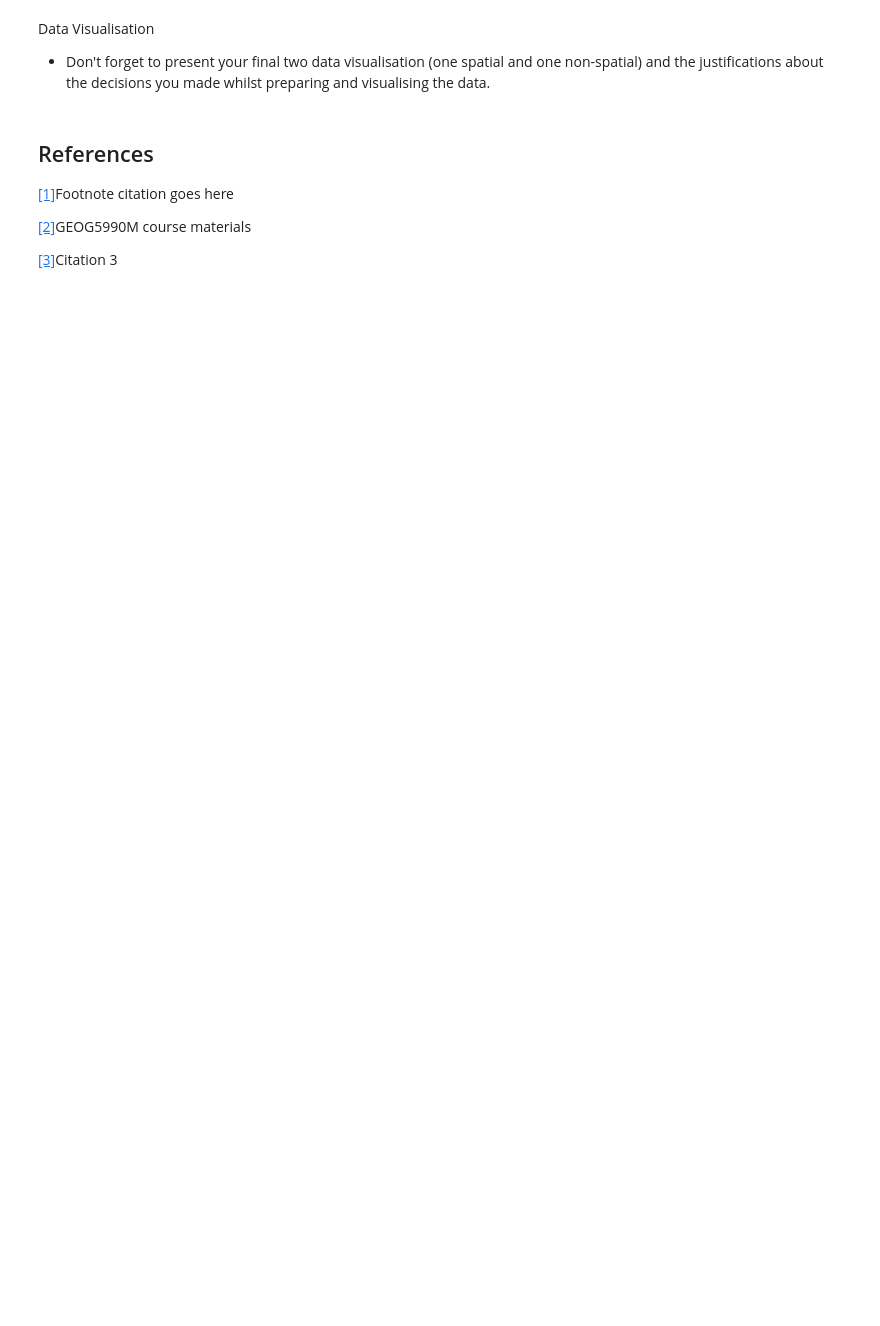
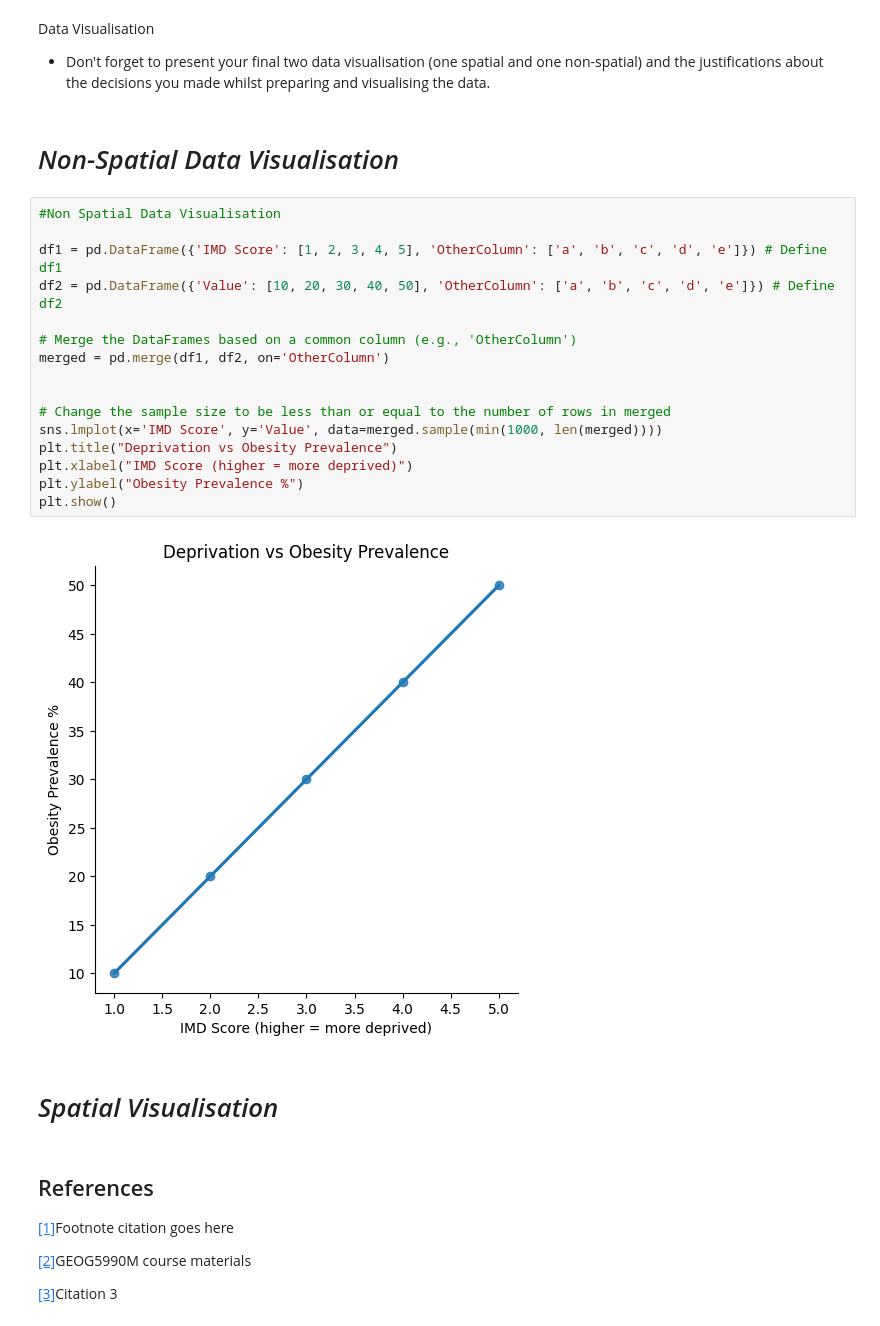
Before and after one commit to deeptanghosh02/GEOG5990M_Deeptanshu-Ghosh, a Jupyter notebook: notebooks/assignment_templates/GEOG5990M_Final_Project_template.ipynb, the cells around one changed output. Saved outputs shown, nothing was run; the diff lists cells and outputs as text; blank space fills up the shorter version.

```diff
--- a/notebooks/assignment_templates/GEOG5990M_Final_Project_template.ipynb
+++ b/notebooks/assignment_templates/GEOG5990M_Final_Project_template.ipynb
@@ -13,6 +255,28 @@ This is an example block of mardown text I want to reference <a href="#ref1">[1]
 # %% [markdown]
 Data Visualisation
 - Don't forget to present your final two data visualisation (one spatial and one non-spatial) and the justifications about the decisions you made whilst preparing and visualising the data.
+# %% [markdown]
+# *Non-Spatial Data Visualisation*
+# %%
+#Non Spatial Data Visualisation
+
+df1 = pd.DataFrame({'IMD Score': [1, 2, 3, 4, 5], 'OtherColumn': ['a', 'b', 'c', 'd', 'e']}) # Define df1
+df2 = pd.DataFrame({'Value': [10, 20, 30, 40, 50], 'OtherColumn': ['a', 'b', 'c', 'd', 'e']}) # Define df2
+
+# Merge the DataFrames based on a common column (e.g., 'OtherColumn')
+merged = pd.merge(df1, df2, on='OtherColumn')
+
+
+# Change the sample size to be less than or equal to the number of rows in merged
+sns.lmplot(x='IMD Score', y='Value', data=merged.sample(min(1000, len(merged))))
+plt.title("Deprivation vs Obesity Prevalence")
+plt.xlabel("IMD Score (higher = more deprived)")
+plt.ylabel("Obesity Prevalence %")
+plt.show()
+# %% [output]
+[figure, added]
+# %% [markdown]
+# *Spatial Visualisation*
 # %% [markdown]
 ## References
 <p><a href="add_url_here">[1]</a>Footnote citation goes here</p>
```
Also changed, not shown: parts of 8 cells of this notebook.
